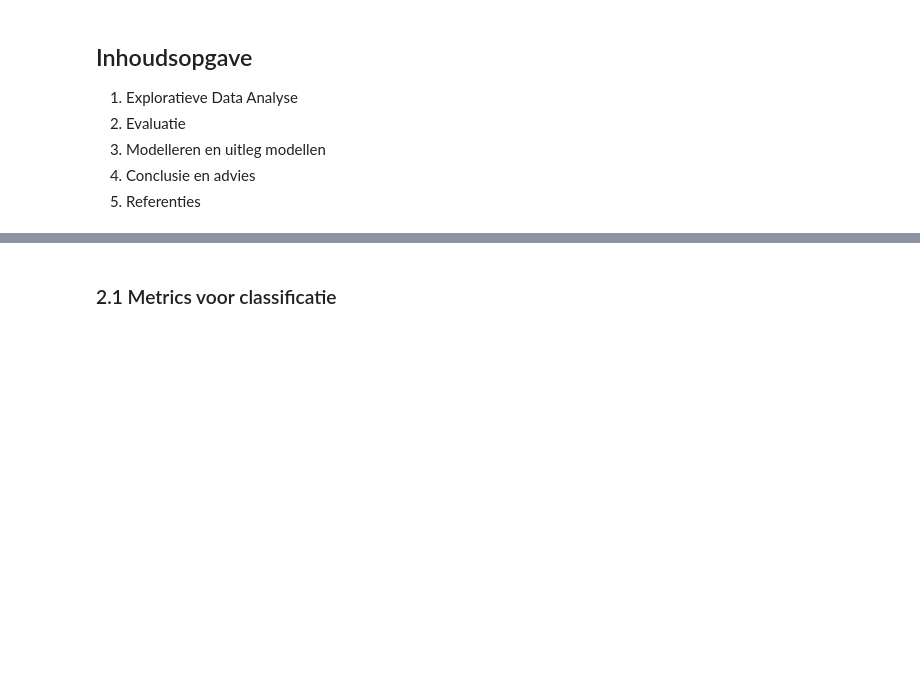
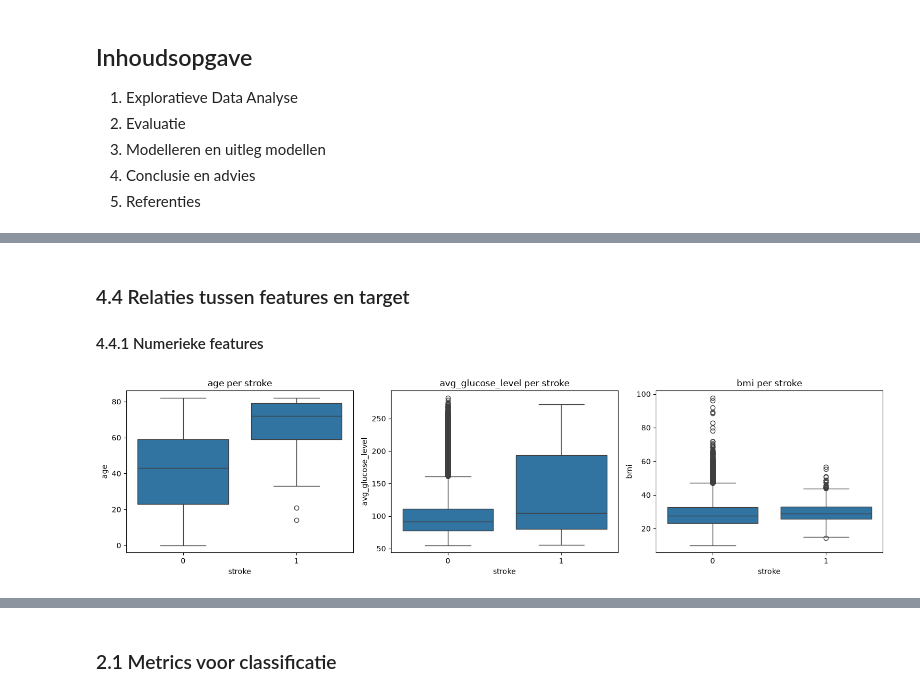
Before and after one commit to Gamal-alsa2026/Predicting-stroke-2026-27, a Jupyter notebook: notebooks/predict_stroke.ipynb, the cells around one changed output, grey strips where cells are left out. Cells and saved outputs as stored; diff of their text form; code cells hidden in the pictures; blank space fills up the shorter version.

```diff
--- a/notebooks/predict_stroke.ipynb
+++ b/notebooks/predict_stroke.ipynb
@@ -36,0 +355,19 @@
+# %% [markdown]
+### 4.4 Relaties tussen features en target
+
+#### 4.4.1 Numerieke features
+# %%
+def plot_boxplot_per_stroke(df: pd.DataFrame, cols: list[str]) -> None:
+    """Toon per numerieke feature een boxplot voor stroke = 0 en 1."""
+    fig, axes = plt.subplots(1, len(cols), figsize=(15, 4))
+    for ax, col in zip(axes, cols):
+        # Vergelijk de waarden van patiënten zonder (0) en met (1) stroke
+        sns.boxplot(data=df, x="stroke", y=col, ax=ax)
+        ax.set_title(f"{col} per stroke")
+    plt.tight_layout()
+    plt.show()
+
+
+plot_boxplot_per_stroke(train_df, NUMERIC_COLS)
+# %% [output]
+[figure, added]
```
Also changed, not shown: parts of 67 cells of this notebook.
